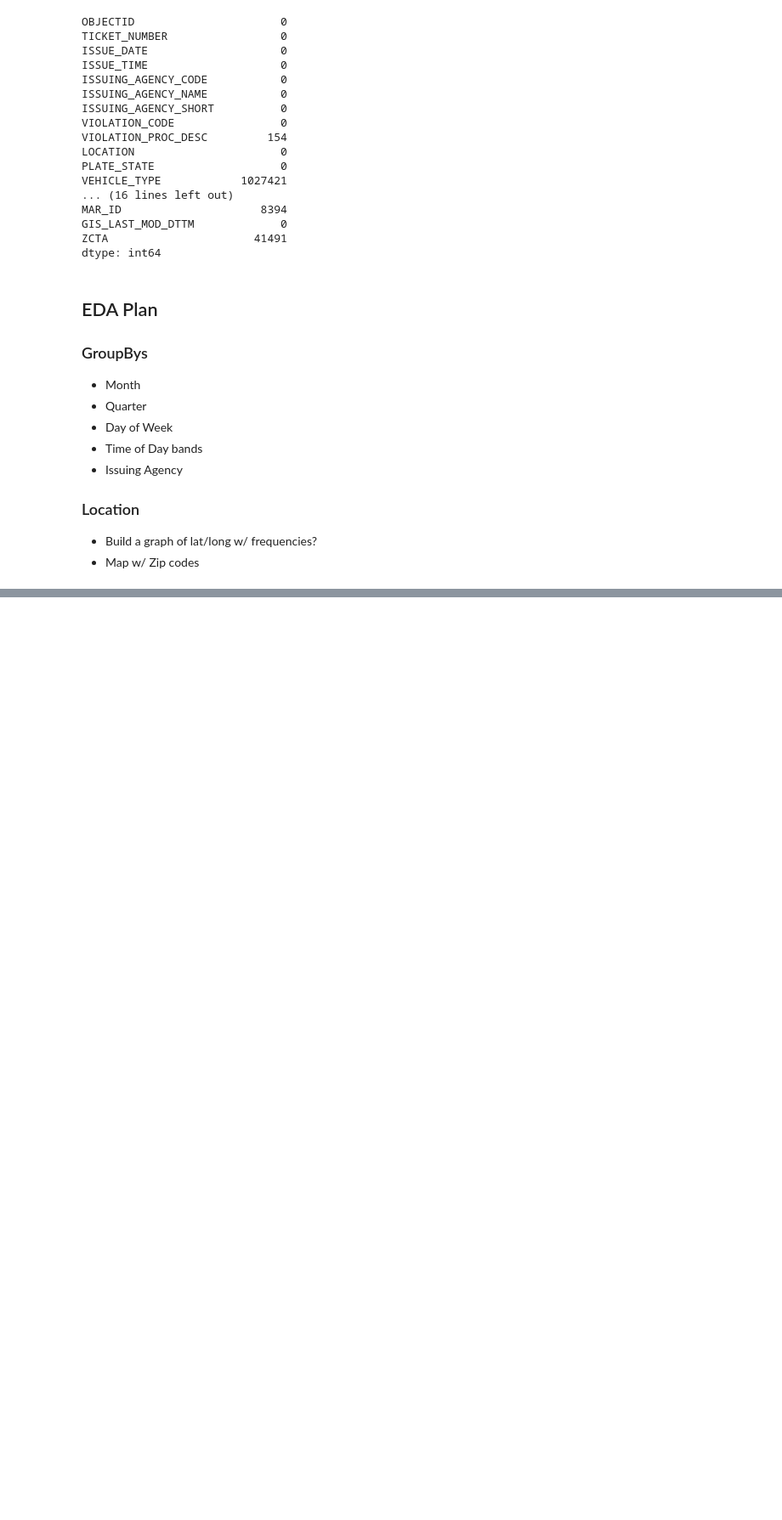
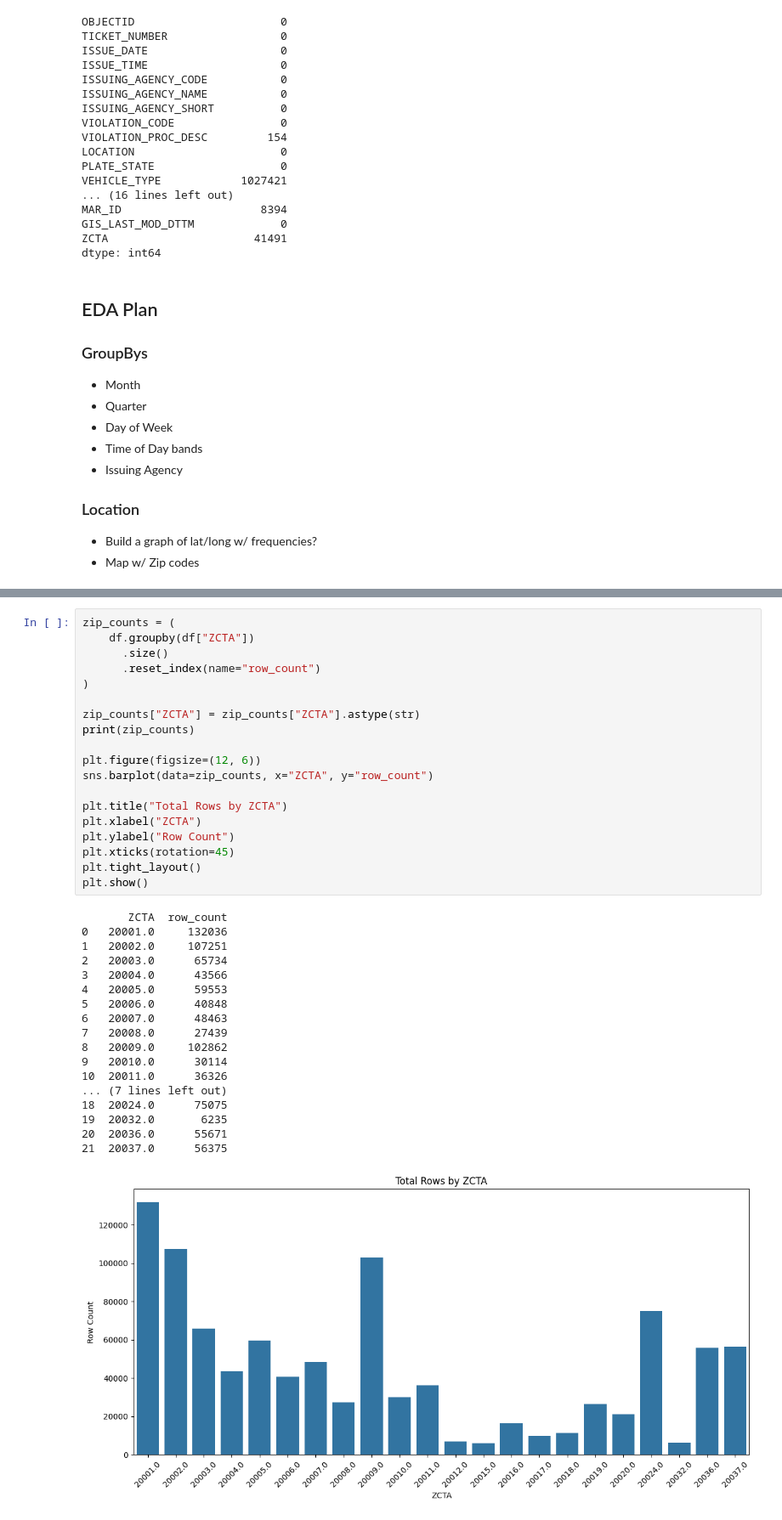
Before and after one commit to sproff22/dc_parking_enforcement, a Jupyter notebook: eda/dc_parking_enforcement_eda.ipynb, the cells around one changed output, grey strips where cells are left out. Shown at 85% size. Cells and saved outputs as stored; diff of their text form; blank space fills up the shorter version.

```diff
--- a/eda/dc_parking_enforcement_eda.ipynb
+++ b/eda/dc_parking_enforcement_eda.ipynb
@@ -80,0 +205,38 @@ dtype: int64
+# %%
+zip_counts = (
+    df.groupby(df["ZCTA"])
+      .size()
+      .reset_index(name="row_count")
+)
+
+zip_counts["ZCTA"] = zip_counts["ZCTA"].astype(str)
+print(zip_counts)
+
+plt.figure(figsize=(12, 6))
+sns.barplot(data=zip_counts, x="ZCTA", y="row_count")
+
+plt.title("Total Rows by ZCTA")
+plt.xlabel("ZCTA")
+plt.ylabel("Row Count")
+plt.xticks(rotation=45)
+plt.tight_layout()
+plt.show()
+# %% [output]
+       ZCTA  row_count
+0   20001.0     132036
+1   20002.0     107251
+2   20003.0      65734
+3   20004.0      43566
+4   20005.0      59553
+5   20006.0      40848
+6   20007.0      48463
+7   20008.0      27439
+8   20009.0     102862
+9   20010.0      30114
+10  20011.0      36326
+... (7 lines left out)
+18  20024.0      75075
+19  20032.0       6235
+20  20036.0      55671
+21  20037.0      56375
+[figure, added]
```
Also changed, not shown: parts of 12 cells of this notebook, 13 other files.
